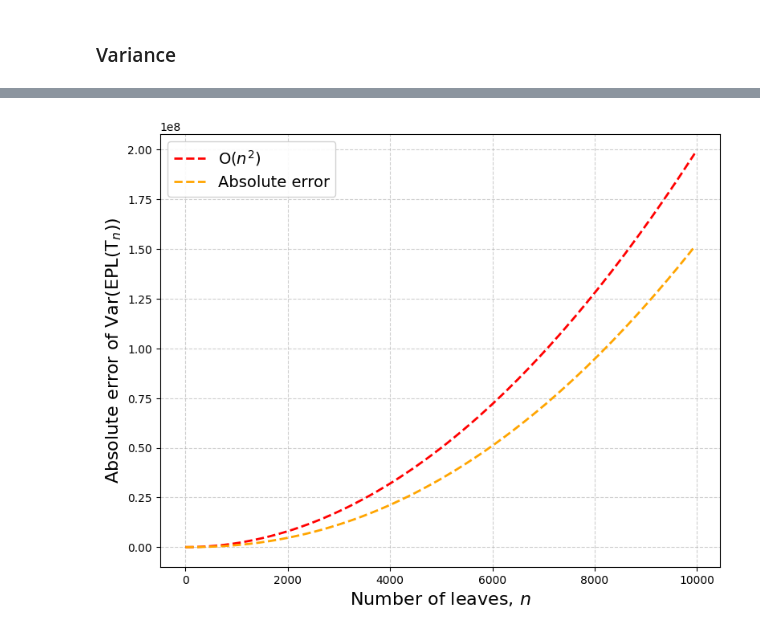
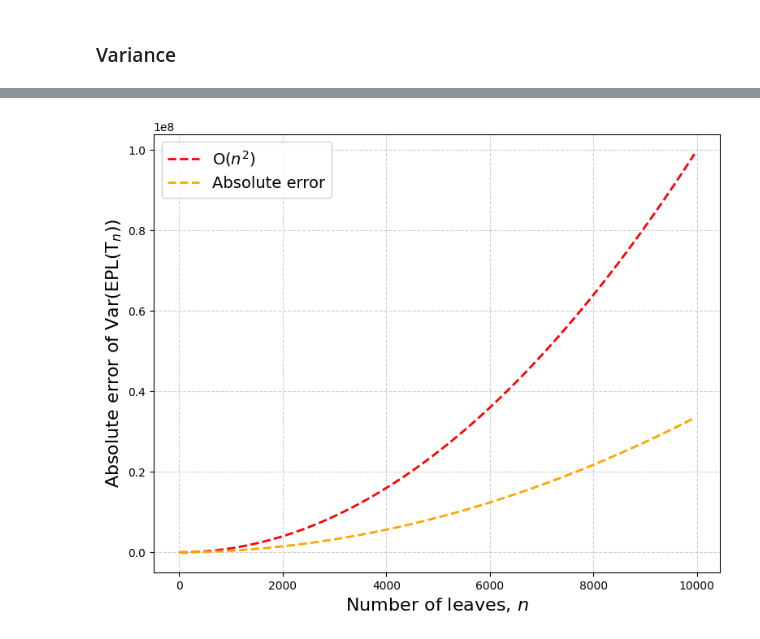
Before and after one commit to spsvihla/pcms, a Jupyter notebook: notebooks/moment_asymptotics.ipynb, the cells around one changed output, grey strips where cells are left out. Drawn from its saved outputs; the diff is of its cells as text; code cells hidden in the pictures.

```diff
--- a/notebooks/moment_asymptotics.ipynb
+++ b/notebooks/moment_asymptotics.ipynb
@@ -65,7 +67,7 @@ def draw_ln(n_samples, n_leaves):
 # %%
 N = 10000
 Ns = np.arange(2, N, 50)
-n_samples = 30
+n_samples = 50
 
 ln_means = []
 for n_leaves in Ns:
@@ -171,7 +173,7 @@ plt.show()
 def draw_epl(n_samples, n_leaves):
     epls = []
     for _ in range(n_samples):
-        tree = pcms.tree.cbst(n_leaves=n_leaves)
+        tree = pcms.tree.cbst(n_leaves=n_leaves, planted=False)
         epls.append(tree.find_epl())
     return np.array(epls)
 # %% [markdown]
@@ -179,7 +181,7 @@ def draw_epl(n_samples, n_leaves):
 # %%
 N = 10000
 Ns = np.arange(2, N, 50)
-n_samples = 30
+n_samples = 200
 epl_means = []
 epl_vars = []
 epl_mean2s = []
@@ -453,7 +455,7 @@ plt.show()
 var_exacts = epln2_exacts - epln_exacts**2
 # %%
 A3 = (2*zeta(3)/zeta(2)**2 - 1/zeta(2))
-B3 = 1 + (GAMMA**2 - 2*GAMMA - 4*zeta(3))/zeta(2) + (4*zeta(3)*GAMMA + 4*zeta(3) - 6*zeta(4))/zeta(2)**2 + 4*zeta(3)**2/zeta(2)**3
+B3 = 1 - (2*GAMMA + 4*zeta(3))/zeta(2) + (4*zeta(3)*GAMMA + 4*zeta(3) - 6*zeta(4))/zeta(2)**2 + 4*zeta(3)**2/zeta(2)**3
 VEPLn = lambda n: A3 * n**2 * np.log(n)**2 + B3 * n**2 * np.log(n)
 # %%
 end = int(len(Ns)/5)
@@ -487,24 +489,24 @@ plt.show()
 # %%
 # Create the plot
 fig, ax = plt.subplots(figsize=(9, 7))  # Larger figure size for readability
 
 # Plot absolute error
-ax.plot(Ns, 2*Ns**2, label=r'$\mathrm{O}(n^2)$', linestyle='--', color='red', linewidth=2)
+ax.plot(Ns, Ns**2, label=r'$\mathrm{O}(n^2)$', linestyle='--', color='red', linewidth=2)
 ax.plot(Ns, np.abs(var_exacts - VEPLn(Ns)), label='Absolute error', linestyle='--', color='orange', linewidth=2)
 
 # Title and axis labels
 ax.set_xlabel(r'Number of leaves, $n$', fontsize=16)
 ax.set_ylabel(r'Absolute error of $\mathrm{Var}(\mathrm{EPL}(\mathrm{T}_n))$', fontsize=16)
 
 # Legend and grid
 ax.legend(fontsize=14, frameon=True, framealpha=0.9)
 ax.grid(visible=True, linestyle='--', alpha=0.6)
 
 # Improve tick formatt0125ing
 ax.tick_params(axis='both', which='major', labelsize=10)
 ax.tick_params(axis='both', which='minor', length=4)
 
 # Show the plot
 plt.show()
 # %% [output]
-[figure, old version]
+[figure, new version]
```
Also changed, not shown: parts of 12 cells of this notebook.
